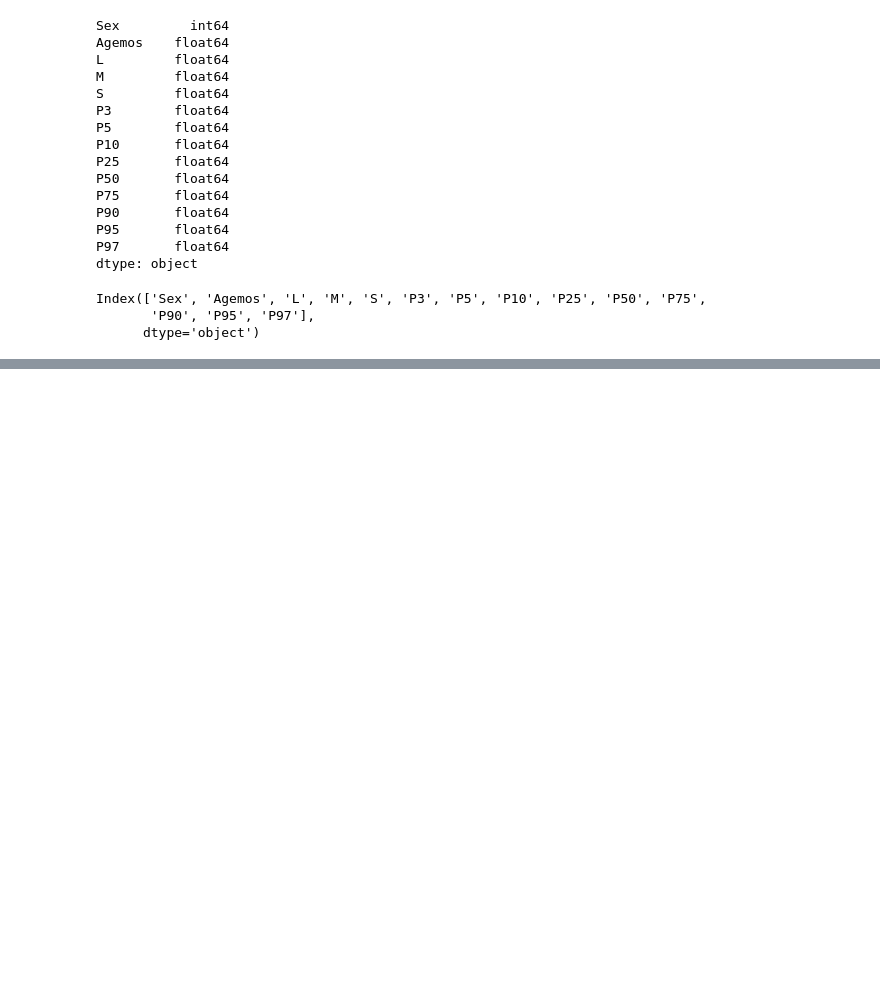
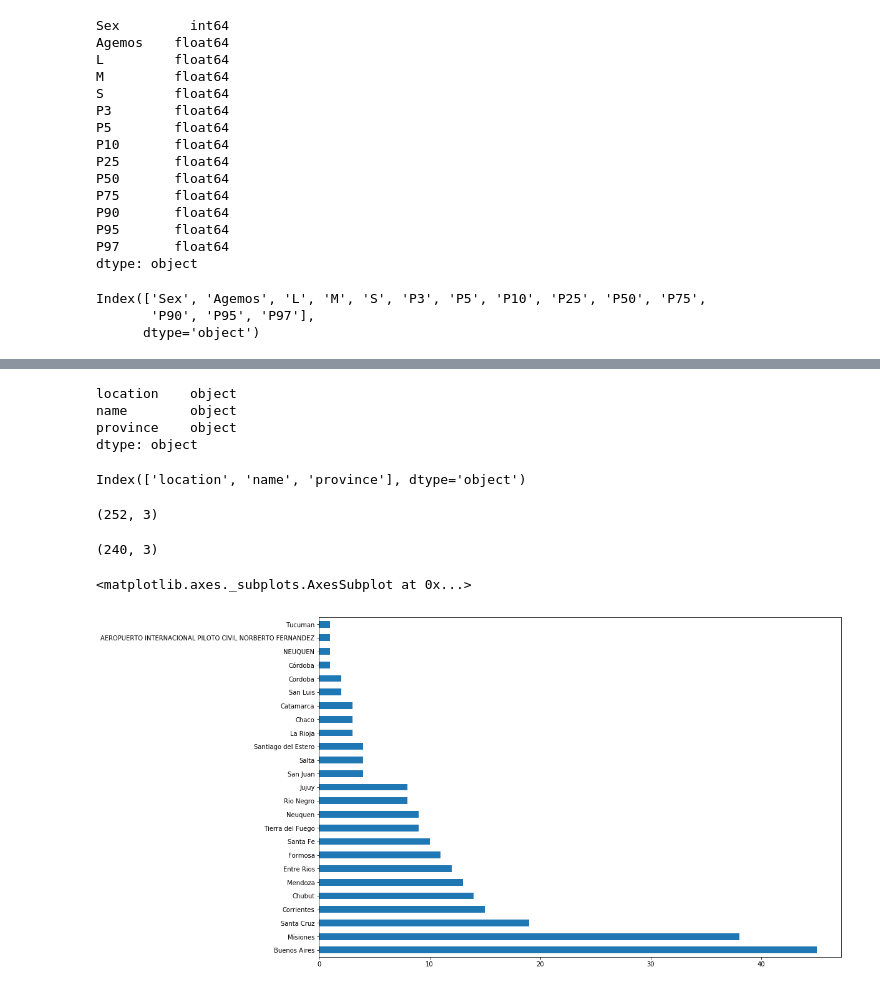
Before and after one commit to fpaludi/DiploDatos, a Jupyter notebook: AnalisisYCuracion/notebooks/Ejercicio-tablas.ipynb, the cells around one changed output, grey strips where cells are left out. Drawn from its saved outputs; the diff is of its cells as text; code cells hidden in the pictures; blank space fills up the shorter version.

```diff
--- a/AnalisisYCuracion/notebooks/Ejercicio-tablas.ipynb
+++ b/AnalisisYCuracion/notebooks/Ejercicio-tablas.ipynb
@@ -57,0 +74,3 @@ KeyError: 'P3, P5'
+# %%
+tabla_2 = pd.read_json(BASE_DIR + "/input/pasos.json")
+tabla_2.head(10)
@@ -57,0 +89,26 @@ KeyError: 'P3, P5'
+# %%
+tabla_2.dtypes
+# %% [output]
+location    object
+name        object
+province    object
+dtype: object
+# %%
+tabla_2.columns
+# %% [output]
+Index(['location', 'name', 'province'], dtype='object')
+# %%
+tabla_2.shape
+# %% [output]
+(252, 3)
+# %%
+tabla_2_str = tabla_2.astype(str)
+tabla_2_str.drop_duplicates(keep='first', inplace=True)
+tabla_2_str.shape
+# %% [output]
+(240, 3)
+# %%
+tabla_2_str['province'].value_counts().plot(figsize=(15,10), kind='barh')
+# %% [output]
+<matplotlib.axes._subplots.AxesSubplot at 0x...>
+[figure, added]
```
Also changed, not shown: parts of 5 cells of this notebook.
